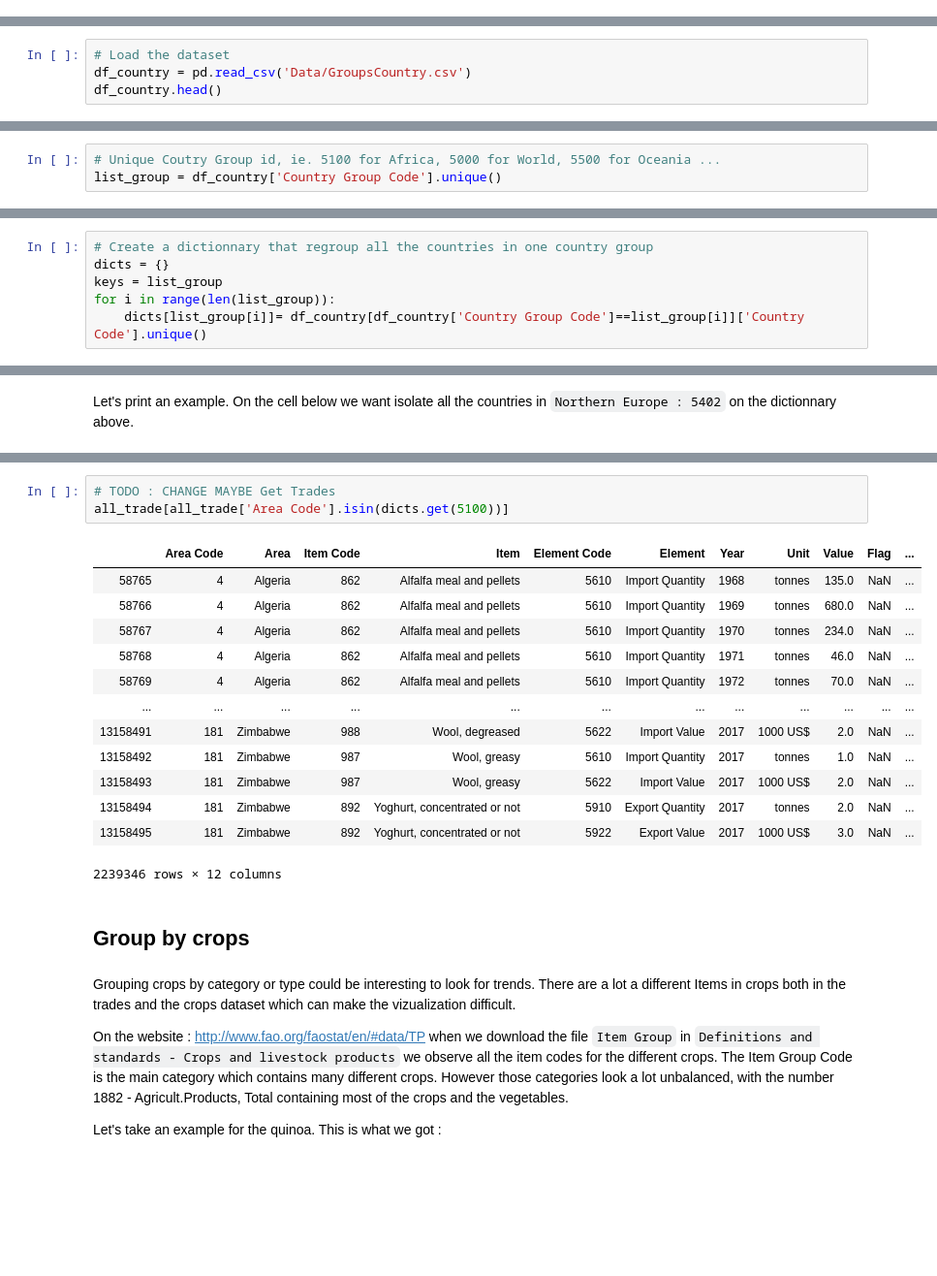
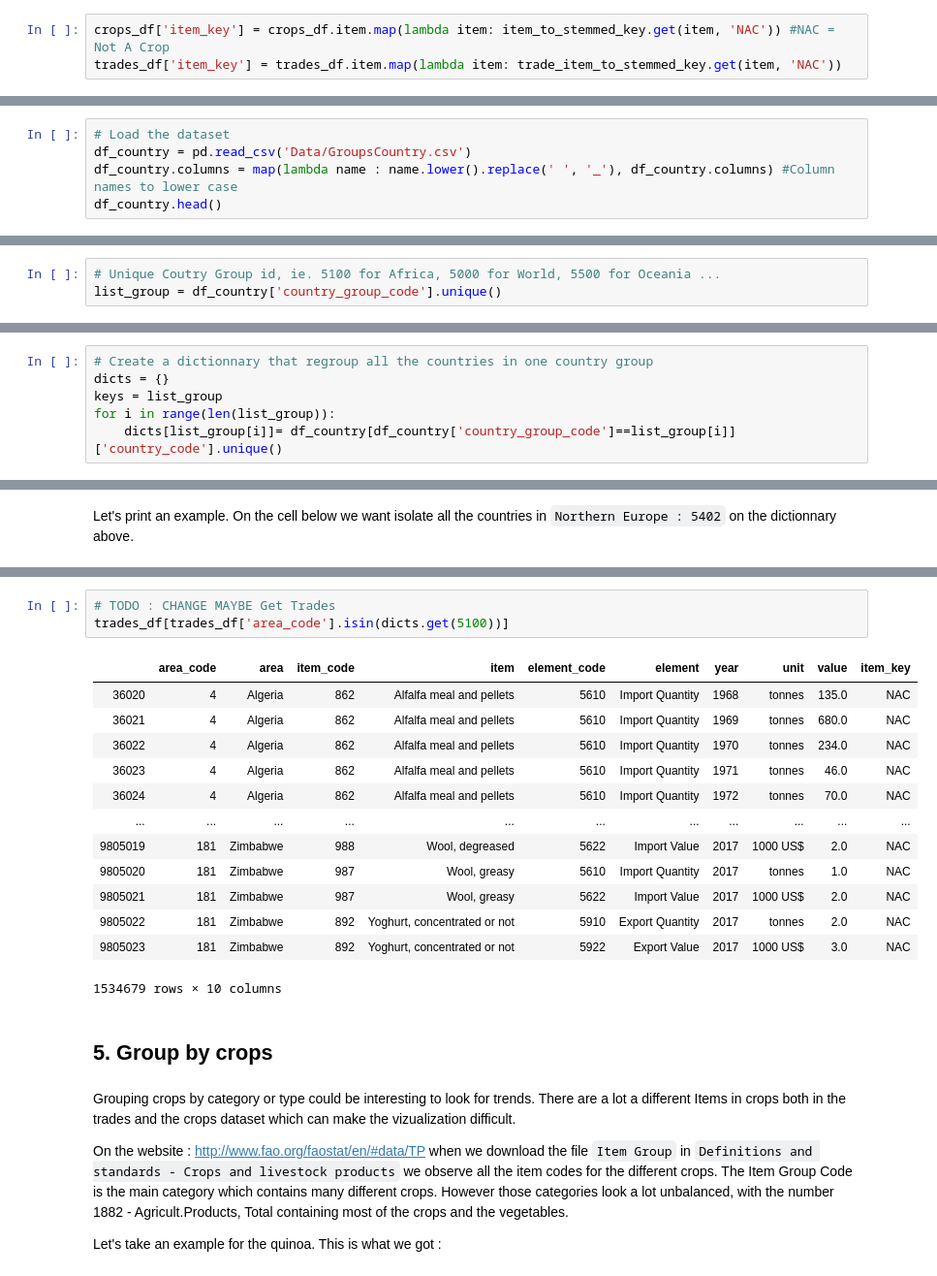
Before and after one commit to dsalathe/jurassic-spark, a Jupyter notebook: Nils.ipynb, the cells around one changed output, grey strips where cells are left out. Shown at 97% size. Saved outputs shown, nothing was run; the diff lists cells and outputs as text; blank space fills up the shorter version.

```diff
--- a/Nils.ipynb
+++ b/Nils.ipynb
@@ -395,0 +796,3 @@ df_all_trade.head()
+# %%
+crops_df['item_key'] = crops_df.item.map(lambda item: item_to_stemmed_key.get(item, 'NAC')) #NAC = Not A Crop
+trades_df['item_key'] = trades_df.item.map(lambda item: trade_item_to_stemmed_key.get(item, 'NAC'))
@@ -402,5 +839,6 @@ It's really a nice file because one can find the countries belonging to each gro
 # %%
 # Load the dataset
 df_country = pd.read_csv('Data/GroupsCountry.csv')
+df_country.columns = map(lambda name : name.lower().replace(' ', '_'), df_country.columns) #Column names to lower case
 df_country.head()
 # %% [output]
@@ -412,6 +850,6 @@ df_country.head()
 | 4 | 5100 | Africa | 233 | Burkina Faso | 854 | BF | BFA |
 # %%
 # Unique Coutry Group id, ie. 5100 for Africa, 5000 for World, 5500 for Oceania ...
-list_group = df_country['Country Group Code'].unique()
+list_group = df_country['country_group_code'].unique()
 # %%
 # Display the id of the countries that are in the first item of the group (0)
@@ -427,6 +865,6 @@ array([  4,   7,  53,  20, 233,  29,  35,  32,  37,  39,  45,  46, 107,
 dicts = {}
 keys = list_group
 for i in range(len(list_group)):
-    dicts[list_group[i]]= df_country[df_country['Country Group Code']==list_group[i]]['Country Code'].unique()
+    dicts[list_group[i]]= df_country[df_country['country_group_code']==list_group[i]]['country_code'].unique()
 # %%
 # Get the name of each country group
@@ -480,22 +918,22 @@ cleaned_crops[cleaned_crops['Area Code'].isin(dicts.get(5402))]
 # %%
 # TODO : CHANGE MAYBE Get Trades
-all_trade[all_trade['Area Code'].isin(dicts.get(5100))]
+trades_df[trades_df['area_code'].isin(dicts.get(5100))]
 # %% [output]
-|  | Area Code | Area | Item Code | Item | Element Code | Element | Year | Unit | Value | Flag | ... |
-| 58765 | 4 | Algeria | 862 | Alfalfa meal and pellets | 5610 | Import Quantity | 1968 | tonnes | 135.0 | NaN | ... |
-| 58766 | 4 | Algeria | 862 | Alfalfa meal and pellets | 5610 | Import Quantity | 1969 | tonnes | 680.0 | NaN | ... |
-| 58767 | 4 | Algeria | 862 | Alfalfa meal and pellets | 5610 | Import Quantity | 1970 | tonnes | 234.0 | NaN | ... |
-| 58768 | 4 | Algeria | 862 | Alfalfa meal and pellets | 5610 | Import Quantity | 1971 | tonnes | 46.0 | NaN | ... |
-| 58769 | 4 | Algeria | 862 | Alfalfa meal and pellets | 5610 | Import Quantity | 1972 | tonnes | 70.0 | NaN | ... |
-| ... | ... | ... | ... | ... | ... | ... | ... | ... | ... | ... | ... |
-| 13158491 | 181 | Zimbabwe | 988 | Wool, degreased | 5622 | Import Value | 2017 | 1000 US$ | 2.0 | NaN | ... |
-| 13158492 | 181 | Zimbabwe | 987 | Wool, greasy | 5610 | Import Quantity | 2017 | tonnes | 1.0 | NaN | ... |
-| 13158493 | 181 | Zimbabwe | 987 | Wool, greasy | 5622 | Import Value | 2017 | 1000 US$ | 2.0 | NaN | ... |
-| 13158494 | 181 | Zimbabwe | 892 | Yoghurt, concentrated or not | 5910 | Export Quantity | 2017 | tonnes | 2.0 | NaN | ... |
-| 13158495 | 181 | Zimbabwe | 892 | Yoghurt, concentrated or not | 5922 | Export Value | 2017 | 1000 US$ | 3.0 | NaN | ... |
+|  | area_code | area | item_code | item | element_code | element | year | unit | value | item_key |
+| 36020 | 4 | Algeria | 862 | Alfalfa meal and pellets | 5610 | Import Quantity | 1968 | tonnes | 135.0 | NAC |
+| 36021 | 4 | Algeria | 862 | Alfalfa meal and pellets | 5610 | Import Quantity | 1969 | tonnes | 680.0 | NAC |
+| 36022 | 4 | Algeria | 862 | Alfalfa meal and pellets | 5610 | Import Quantity | 1970 | tonnes | 234.0 | NAC |
+| 36023 | 4 | Algeria | 862 | Alfalfa meal and pellets | 5610 | Import Quantity | 1971 | tonnes | 46.0 | NAC |
+| 36024 | 4 | Algeria | 862 | Alfalfa meal and pellets | 5610 | Import Quantity | 1972 | tonnes | 70.0 | NAC |
+| ... | ... | ... | ... | ... | ... | ... | ... | ... | ... | ... |
+| 9805019 | 181 | Zimbabwe | 988 | Wool, degreased | 5622 | Import Value | 2017 | 1000 US$ | 2.0 | NAC |
+| 9805020 | 181 | Zimbabwe | 987 | Wool, greasy | 5610 | Import Quantity | 2017 | tonnes | 1.0 | NAC |
+| 9805021 | 181 | Zimbabwe | 987 | Wool, greasy | 5622 | Import Value | 2017 | 1000 US$ | 2.0 | NAC |
+| 9805022 | 181 | Zimbabwe | 892 | Yoghurt, concentrated or not | 5910 | Export Quantity | 2017 | tonnes | 2.0 | NAC |
+| 9805023 | 181 | Zimbabwe | 892 | Yoghurt, concentrated or not | 5922 | Export Value | 2017 | 1000 US$ | 3.0 | NAC |
-2239346 rows × 12 columns
+1534679 rows × 10 columns
 # %% [markdown]
-## Group by crops
+## 5. Group by crops
 # %% [markdown]
 Grouping crops by category or type could be interesting to look for trends. There are a lot a different Items in crops both in the trades and the crops dataset which can make the vizualization difficult.
 
```
Also changed, not shown: parts of 158 cells of this notebook, 5 other files.
